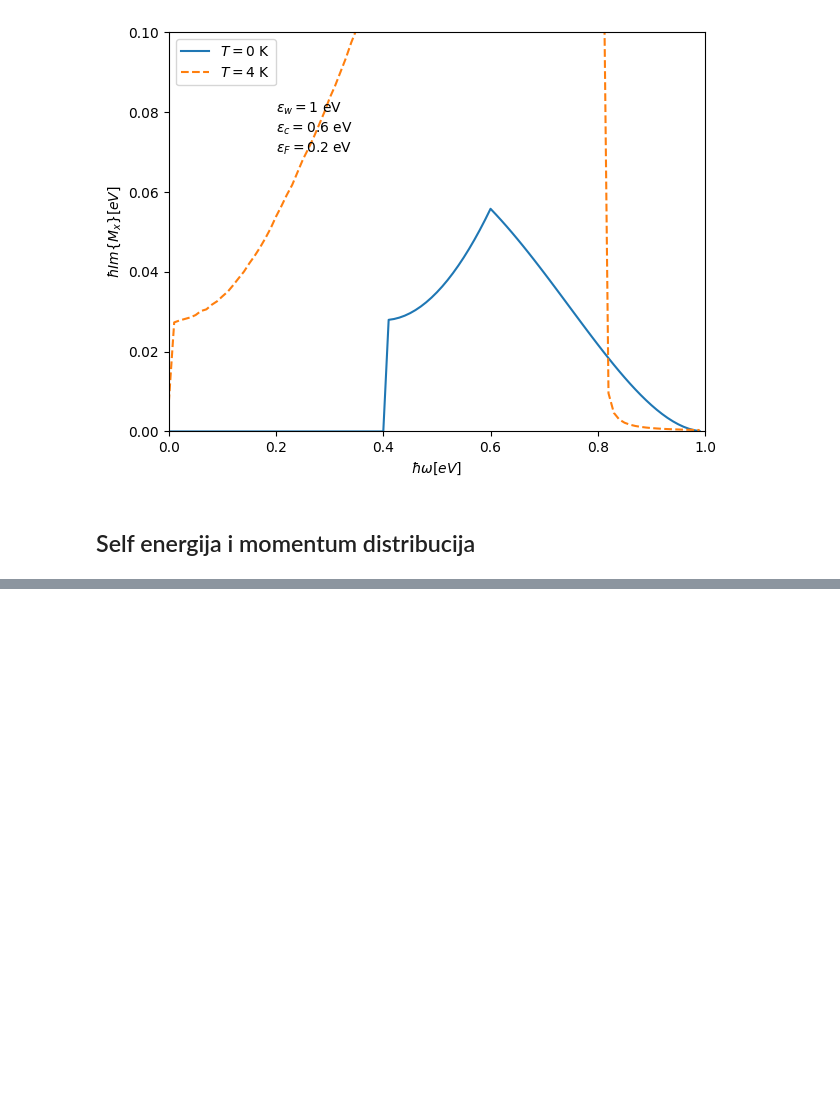
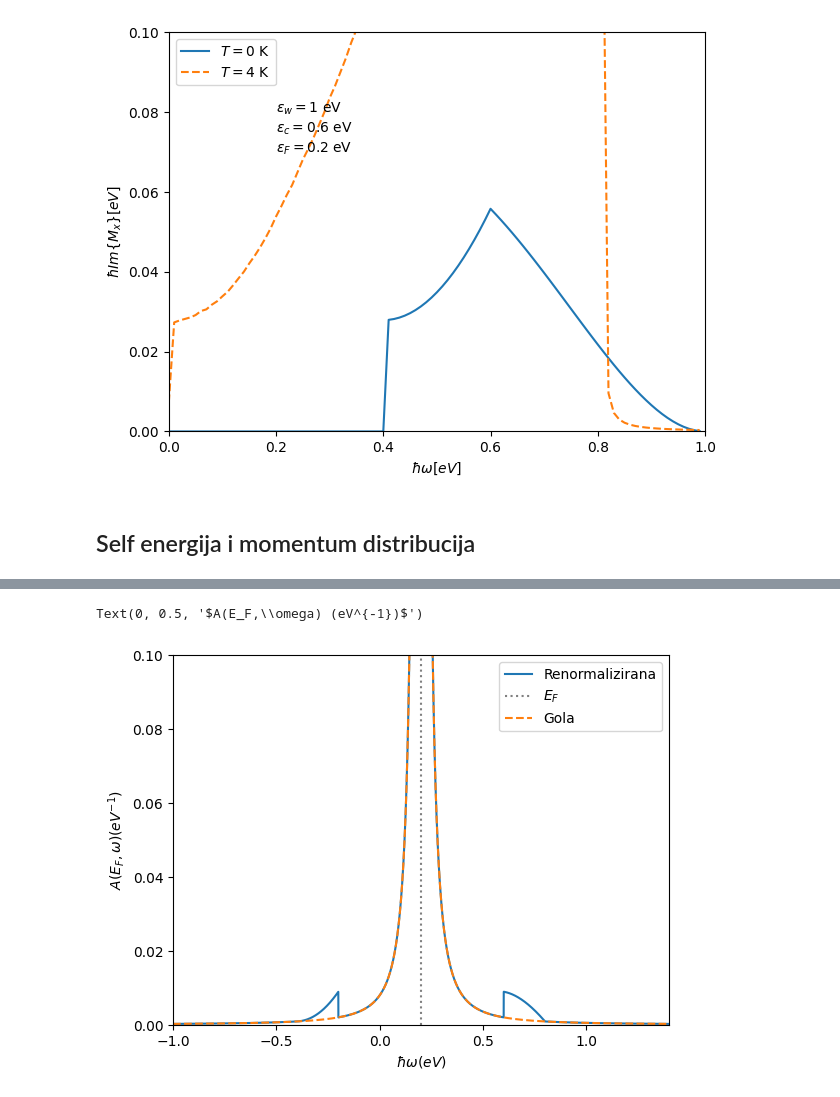
Before and after one commit to ppapac/24112024_memfn, a Jupyter notebook: MemoryDirac3D_usingTQ_020626_cutoff_cpl.ipynb, the cells around one changed output, grey strips where cells are left out. Cells and saved outputs as stored; diff of their text form; code cells hidden in the pictures; blank space fills up the shorter version.

```diff
--- a/MemoryDirac3D_usingTQ_020626_cutoff_cpl.ipynb
+++ b/MemoryDirac3D_usingTQ_020626_cutoff_cpl.ipynb
@@ -469,0 +543,17 @@ plt.plot(ws_0.cpu(), selfen_anal(Ef, ws_0, eps(K_c), W).cpu())
+# %%
+plt.plot(w_grid.cpu(), spectral_anal(Kf_, w_grid).cpu(), label="Renormalizirana")
+plt.ylim(0, 0.1)
+plt.xlim(w_grid[0].cpu(), w_grid[-1].cpu())
+plt.axvline(float(Ef), color="gray", ls=":", label="$E_F$")
+plt.plot(
+    w_grid.cpu(),
+    1 / pi * eta_0 / ((w_grid - eps(Kf_)) ** 2 + eta_0**2).cpu(),
+    label="Gola",
+    linestyle="--",
+)
+plt.legend()
+plt.xlabel("$\hbar \omega (eV)$")
+plt.ylabel("$A(E_F,\omega) (eV^{-1})$")
+# %% [output]
+Text(0, 0.5, '$A(E_F,\\omega) (eV^{-1})$')
+[figure, added]
```
Also changed, not shown: parts of 11 cells of this notebook.
